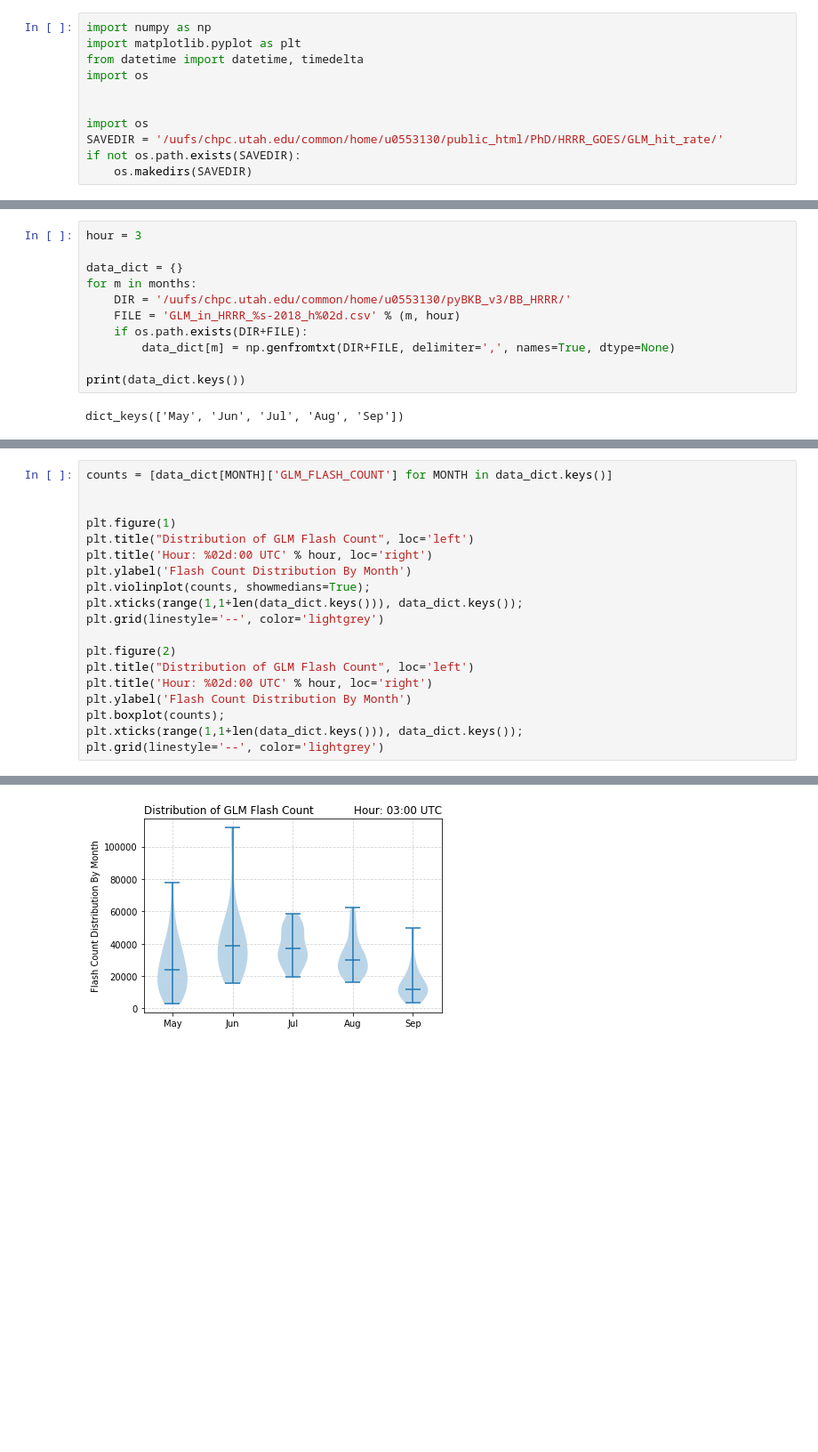
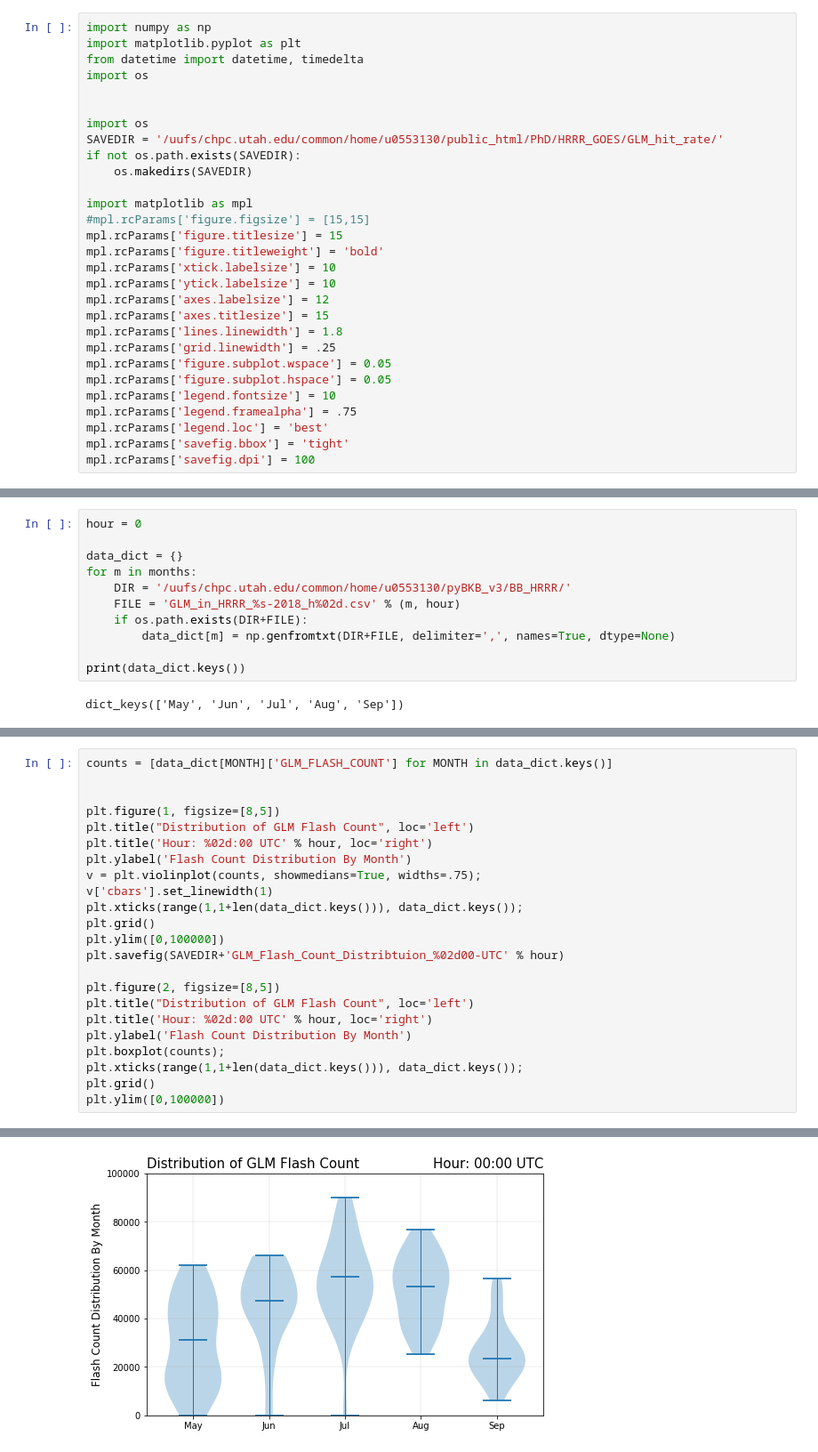
Before and after one commit to blaylockbk/pyBKB_v3, a Jupyter notebook: BB_HRRR/HRRR_GLM_Hit_Rates.ipynb, the cells around one changed output, grey strips where cells are left out. Shown at 89% size. Cells and saved outputs as stored; diff of their text form; blank space fills up the shorter version.

```diff
--- a/BB_HRRR/HRRR_GLM_Hit_Rates.ipynb
+++ b/BB_HRRR/HRRR_GLM_Hit_Rates.ipynb
@@ -17,10 +17,28 @@ import os
 SAVEDIR = '/uufs/chpc.utah.edu/common/home/u0553130/public_html/PhD/HRRR_GOES/GLM_hit_rate/'
 if not os.path.exists(SAVEDIR):
     os.makedirs(SAVEDIR)
+
+import matplotlib as mpl
+#mpl.rcParams['figure.figsize'] = [15,15]
+mpl.rcParams['figure.titlesize'] = 15
+mpl.rcParams['figure.titleweight'] = 'bold'
+mpl.rcParams['xtick.labelsize'] = 10
+mpl.rcParams['ytick.labelsize'] = 10
+mpl.rcParams['axes.labelsize'] = 12
+mpl.rcParams['axes.titlesize'] = 15
+mpl.rcParams['lines.linewidth'] = 1.8
+mpl.rcParams['grid.linewidth'] = .25
+mpl.rcParams['figure.subplot.wspace'] = 0.05
+mpl.rcParams['figure.subplot.hspace'] = 0.05
+mpl.rcParams['legend.fontsize'] = 10
+mpl.rcParams['legend.framealpha'] = .75
+mpl.rcParams['legend.loc'] = 'best'
+mpl.rcParams['savefig.bbox'] = 'tight'
+mpl.rcParams['savefig.dpi'] = 100
 # %%
 months = ['May', 'Jun', 'Jul', 'Aug', 'Sep']
 # %%
-hour = 3
+hour = 0
 
 data_dict = {}
 for m in months:
@@ -94,19 +128,23 @@ plt.grid(linestyle='--', color='lightgrey')
 counts = [data_dict[MONTH]['GLM_FLASH_COUNT'] for MONTH in data_dict.keys()]
 
 
-plt.figure(1)
+plt.figure(1, figsize=[8,5])
 plt.title("Distribution of GLM Flash Count", loc='left')
 plt.title('Hour: %02d:00 UTC' % hour, loc='right')
 plt.ylabel('Flash Count Distribution By Month')
-plt.violinplot(counts, showmedians=True);
+v = plt.violinplot(counts, showmedians=True, widths=.75);
+v['cbars'].set_linewidth(1)
 plt.xticks(range(1,1+len(data_dict.keys())), data_dict.keys());
-plt.grid(linestyle='--', color='lightgrey')
+plt.grid()
+plt.ylim([0,100000])
+plt.savefig(SAVEDIR+'GLM_Flash_Count_Distribtuion_%02d00-UTC' % hour)
 
-plt.figure(2)
+plt.figure(2, figsize=[8,5])
 plt.title("Distribution of GLM Flash Count", loc='left')
 plt.title('Hour: %02d:00 UTC' % hour, loc='right')
 plt.ylabel('Flash Count Distribution By Month')
 plt.boxplot(counts);
 plt.xticks(range(1,1+len(data_dict.keys())), data_dict.keys());
-plt.grid(linestyle='--', color='lightgrey')
+plt.grid()
+plt.ylim([0,100000])
 # %% [output]
@@ -113 +152 @@ plt.grid(linestyle='--', color='lightgrey')
-[figure, old version]
+[figure, new version]
```
Also changed, not shown: parts of 24 cells of this notebook, 3 other files.
